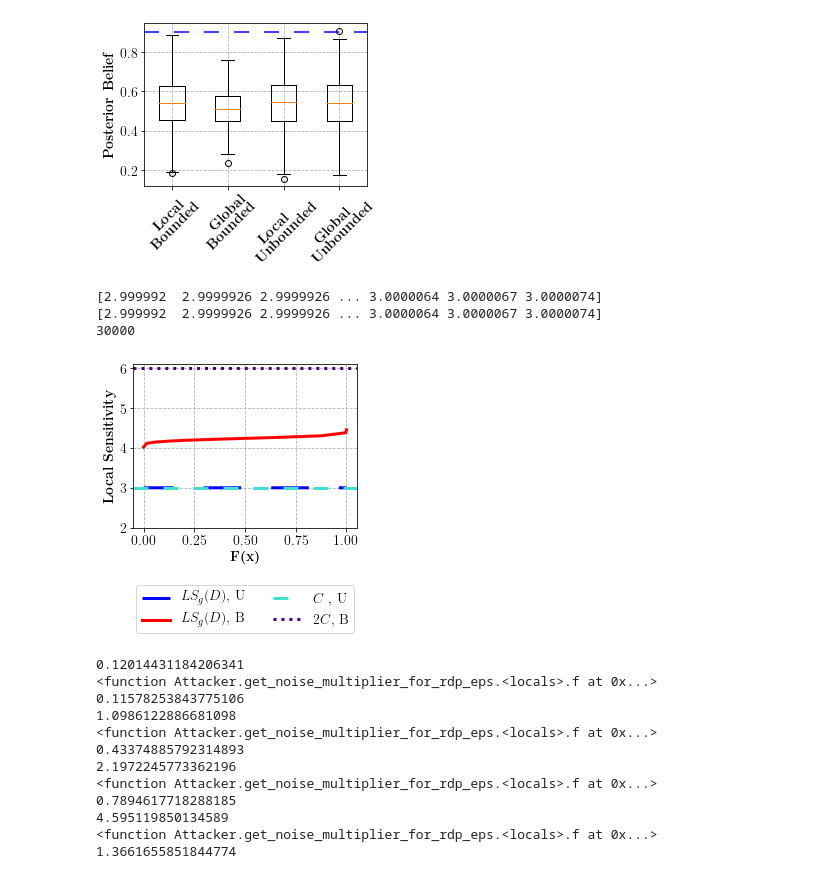
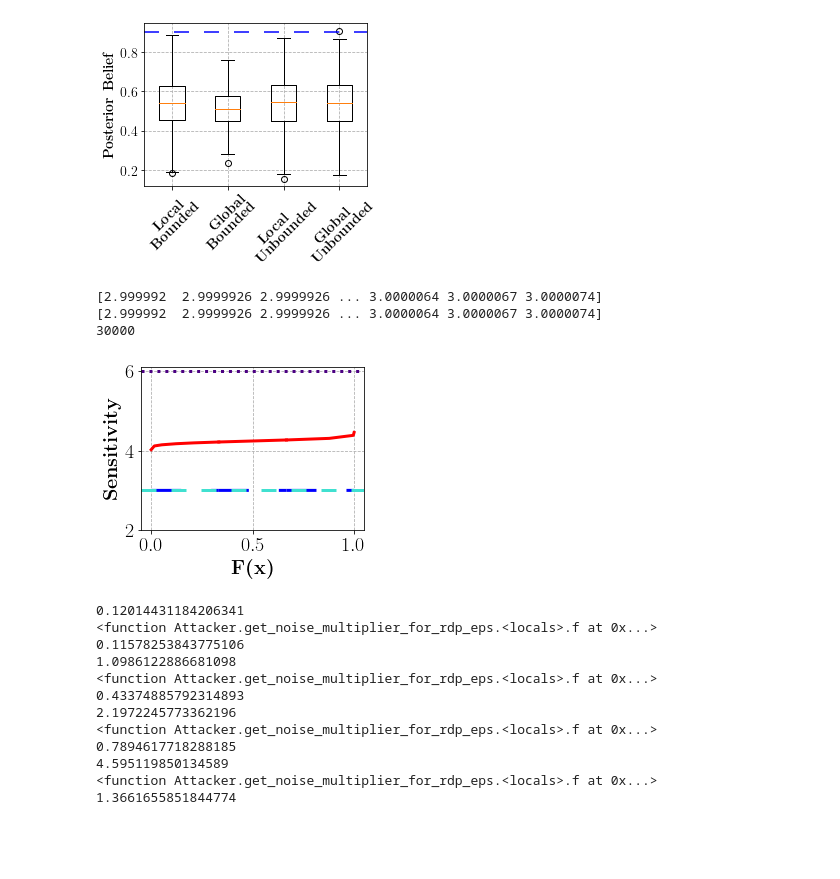
Before and after one commit to SAP-samples/security-research-identifiability-in-dpdl, a Jupyter notebook: notebooks/purchase_eval.ipynb, the cells around one changed output. Saved outputs shown, nothing was run; the diff lists cells and outputs as text; code cells hidden in the pictures; blank space fills up the shorter version.

```diff
--- a/notebooks/purchase_eval.ipynb
+++ b/notebooks/purchase_eval.ipynb
@@ -124,26 +129,10 @@ def load_results(experiment_path, rho, dlt):
 
 purchase_dict = {}
 
-to_evaluate = ["local_75", "global_75", "local_99", "global_99", "local_bounded_90", "global_bounded_90", "local_unbounded_90", "global_unbounded_90", "local_53", 'global_53']
-#to_evaluate = ["bounded_global_1", "bounded_local_1", "unbounded_global_1", "unbounded_local_1"]
-
+to_evaluate = ["rho_75_local", "rho_75_global", "rho_99_local", "rho_99_global", "rho_90_local_bound", "rho_90_global_bound", "rho_90_local_unbound", "rho_90_global_unbound", "rho_53_local", 'rho_53_global']
 
 for directory in to_evaluate:
-    results = load_results(f"../experiments/purch/test_cases/{directory}", RHO, DLT)
-    if directory == 'local_53':
-        for item in load_results("../experiments/purch/test_cases/local_53_2", RHO, DLT):
-            results.append(item)
-        for item in load_results("../experiments/purch/test_cases/local_53_3", RHO, DLT):
-            results.append(item)
-        for item in load_results("../experiments/purch/test_cases/local_53_4", RHO, DLT):
-            results.append(item)
-    elif directory == 'global_53':
-        for item in load_results("../experiments/purch/test_cases/global_53_2", RHO, DLT):
-            results.append(item)
-        for item in load_results("../experiments/purch/test_cases/global_53_3", RHO, DLT):
-            results.append(item)
-        for item in load_results("../experiments/purch/test_cases/global_53_4", RHO, DLT):
-            results.append(item)
+    results = load_results(f"../experiments/purch/min_max_ham/{directory}", RHO, DLT)
 
     print(directory)
 
@@ -159,7 +148,4 @@ for directory in to_evaluate:
     print("advantage ", purchase_dict[f'advantage_purch_{directory}'])
     excess_portion = sum(bias_belief > np.round(RHO,2) for bias_belief in purchase_dict[f'max_biased_beliefs_purch_{directory}'])
     print(f"Portion of experiments with biased beliefs larger than rho:{excess_portion/runs}")
-
-for item in load_results("../experiments/ssim/unbounded_global_2", RHO, DLT):
-    results.append(item)
 # %% [output]
@@ -447,48 +412,48 @@ plt.show()
 plt.style.use("fast")
 plt.rc('text', usetex=True)
 plt.rc('font', family='serif')
-matplotlib.rcParams.update({'font.size': 14})
+matplotlib.rcParams.update({'font.size': 20})
 
 #X  = np.arange(0,1, 0.000033534540576794097920858484)
-X  = np.arange(0,1, 1.0/len(np.array(purchase_dict['sensitivities_local_unbounded_90']).flatten()))#0.00003333333333333333333333333)
-CY = np.sort(np.array(purchase_dict['sensitivities_local_unbounded_90']).flatten())
+X  = np.arange(0,1, 1.0/len(np.array(purchase_dict['sensitivities_rho_90_local_unbound']).flatten()))#0.00003333333333333333333333333)
+CY = np.sort(np.array(purchase_dict['sensitivities_rho_90_local_unbound']).flatten())
 print(CY)
 #CY /= CY[-1]
 print(CY)
 print(len(CY))
 #data_to_plot = [np.array(sensitivities_bounded_local).flatten(), np.array(sensitivities_unbounded_local).flatten()]
 fig = plt.figure(1, figsize=(4, 3))
 # Create an axes instance
 ax = fig.add_subplot(111)
 ax.set_ylim(2,6.1)
 # Create the boxplot
 #bp = ax.boxplot(data_to_plot)
 bp = ax.plot(X, CY,linewidth=3, color="blue", ls="dashed",dashes=(10, 10), label=r'$LS_g(D)$, U')
 
-X  = np.arange(0,1, 1.0/len(np.array(purchase_dict['sensitivities_local_bounded_90']).flatten()))#0.000033534540576794097920858484)
-CY = np.sort(np.array(purchase_dict['sensitivities_local_bounded_90']).flatten())
+X  = np.arange(0,1, 1.0/len(np.array(purchase_dict['sensitivities_rho_90_local_bound']).flatten()))#0.000033534540576794097920858484)
+CY = np.sort(np.array(purchase_dict['sensitivities_rho_90_local_bound']).flatten())
 #CY /= CY[-1]
-data_to_plot = [np.array(purchase_dict['sensitivities_local_bounded_90']).flatten(), np.array(purchase_dict['sensitivities_local_unbounded_90']).flatten()]
+data_to_plot = [np.array(purchase_dict['sensitivities_rho_90_local_bound']).flatten(), np.array(purchase_dict['sensitivities_rho_90_local_unbound']).flatten()]
 # Create an axes instance
 #ax.set_ylim(2,6.1)
 # Create the boxplot
 #bp = ax.boxplot(data_to_plot)
 bp2 = ax.plot(X, CY, linewidth=3,color="red", label=r'$LS_g(D)$, B')
 
 ax.grid(ls="dashed")
 #ax.set_xticklabels([r'Local Bounded', r'Local Unbounded'])
 ax.axhline(y=3, ls="dashdot", linewidth=3,color="turquoise",dashes=(5, 5),  label=r'$C$ , U')
 ax.axhline(y=6, ls="dotted",linewidth=3, color="indigo",  label=r'$2C$, B')
-ax.set_ylabel(r"\textbf{Local Sensitivity}")
+ax.set_ylabel(r"\textbf{Sensitivity}")
 ax.set_xlabel(r"\textbf{F(x)}")
-plt.legend(loc=10, ncol=2, bbox_to_anchor=(0.5, -0.5))
+# plt.legend(loc=10, ncol=1, bbox_to_anchor=(0.5, -0.7))
 plt.savefig("local_sensitivity_purch.pdf", bbox_inches='tight')
 plt.show()
 # %% [output]
 [2.999992  2.9999926 2.9999926 ... 3.0000064 3.0000067 3.0000074]
 [2.999992  2.9999926 2.9999926 ... 3.0000064 3.0000067 3.0000074]
 30000
-[figure, old version]
+[figure, new version]
 # %%
 
 
```
Also changed, not shown: parts of 8 cells of this notebook, 2 other files.
